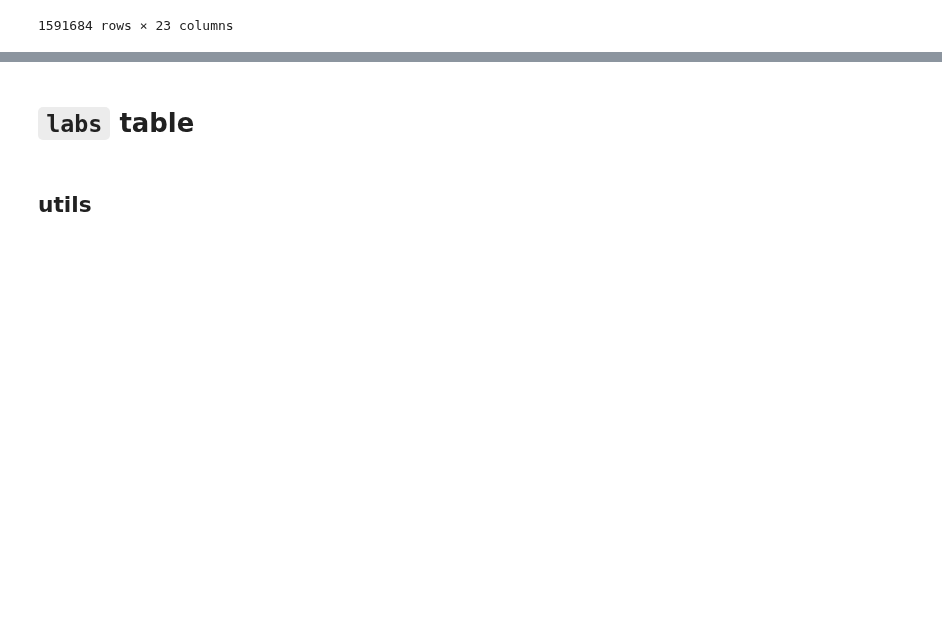
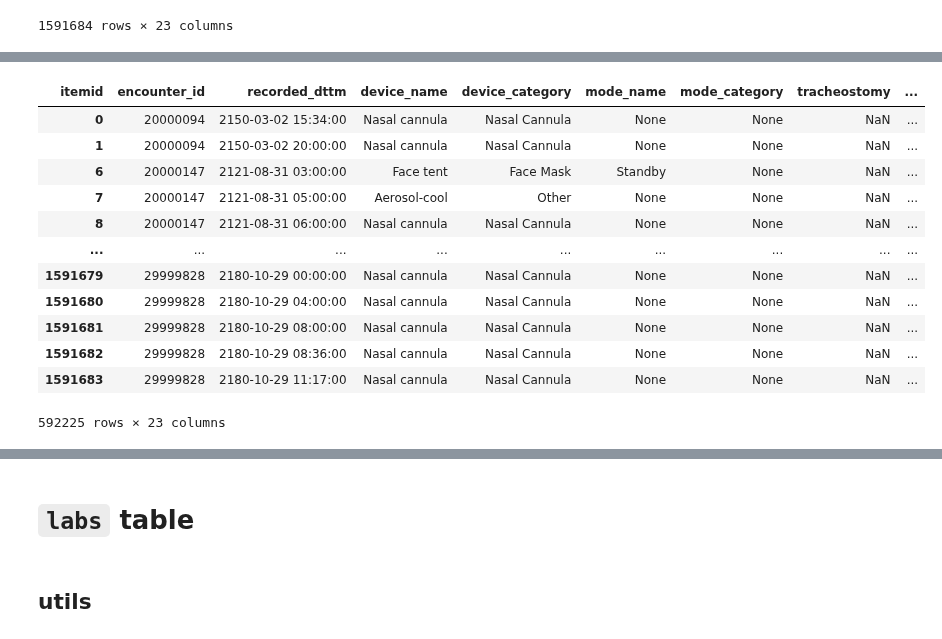
Before and after one commit to oldsandiaz/mimicclif, a Jupyter notebook: code/mimic-to-clif.ipynb, the cells around one changed output, grey strips where cells are left out. Saved outputs shown, nothing was run; the diff lists cells and outputs as text; code cells hidden in the pictures; blank space fills up the shorter version.

```diff
--- a/code/mimic-to-clif.ipynb
+++ b/code/mimic-to-clif.ipynb
@@ -251,6 +251,10 @@ def convert_and_sort_datetime(df: pd.DataFrame, event_type: {"ce", "pe", "other"
 def save_to_rclif(df: pd.DataFrame, table_name, file_format = "pq"):
     if file_format in ["pq", "parquet"]:
         df.to_parquet(f'../rclif/clif_{table_name}.parquet')
+
+def read_from_rclif(table_name, file_format = "pq"):
+    if file_format in ["pq", "parquet"]:
+        return pd.read_parquet(f'../rclif/clif_{table_name}.parquet')
 # %%
 # FIXME: delete "ALREDAY MAPPED" at some pt
 EXCLUDED_LABELS_DEFAULT = ["NO MAPPING", "UNSURE", "MAPPED ELSEWHERE", "SPECIAL CASE", "ALREADY MAPPED"]
@@ -1536,3 +1574,12 @@ resp_final
 1591684 rows × 23 columns
 # %%
 save_to_rclif(resp_final, "respiratory_support")
+# %%
+resp_final = read_from_rclif("respiratory_support")
+# %%
+resp_float_cols = [col for col in resp_final.columns if "_set" in col or "_obs" in col]
+
+resp_final["encounter_id"] = resp_final["encounter_id"].astype(str)
+# resp_final["tracheostomy"] = resp_final["tracheostomy"].astype(bool)
+for col_name in resp_float_cols:
+    resp_final[col_name] = resp_final[col_name].astype(float)
@@ -1538,0 +1620,22 @@ save_to_rclif(resp_final, "respiratory_support")
+# %%
+# Filter out extreme outliers using percentiles
+def filter_outliers(df, variable):
+    lower_bound = df[variable].quantile(0.005)
+    upper_bound = df[variable].quantile(0.995)
+    return df[(df[variable] >= lower_bound) & (df[variable] <= upper_bound)]
+
+filter_outliers(resp_final, "lpm_set")
+# %% [output]
+| itemid | encounter_id | recorded_dttm | device_name | device_category | mode_name | mode_category | tracheostomy | ... |
+| 0 | 20000094 | 2150-03-02 15:34:00 | Nasal cannula | Nasal Cannula | None | None | NaN | ... |
+| 1 | 20000094 | 2150-03-02 20:00:00 | Nasal cannula | Nasal Cannula | None | None | NaN | ... |
+| 6 | 20000147 | 2121-08-31 03:00:00 | Face tent | Face Mask | Standby | None | NaN | ... |
+| 7 | 20000147 | 2121-08-31 05:00:00 | Aerosol-cool | Other | None | None | NaN | ... |
+| 8 | 20000147 | 2121-08-31 06:00:00 | Nasal cannula | Nasal Cannula | None | None | NaN | ... |
+| ... | ... | ... | ... | ... | ... | ... | ... | ... |
+| 1591679 | 29999828 | 2180-10-29 00:00:00 | Nasal cannula | Nasal Cannula | None | None | NaN | ... |
+| 1591680 | 29999828 | 2180-10-29 04:00:00 | Nasal cannula | Nasal Cannula | None | None | NaN | ... |
+| 1591681 | 29999828 | 2180-10-29 08:00:00 | Nasal cannula | Nasal Cannula | None | None | NaN | ... |
+| 1591682 | 29999828 | 2180-10-29 08:36:00 | Nasal cannula | Nasal Cannula | None | None | NaN | ... |
+| 1591683 | 29999828 | 2180-10-29 11:17:00 | Nasal cannula | Nasal Cannula | None | None | NaN | ... |
+592225 rows × 23 columns
```
Also changed, not shown: parts of 18 cells of this notebook, 2 other files.
